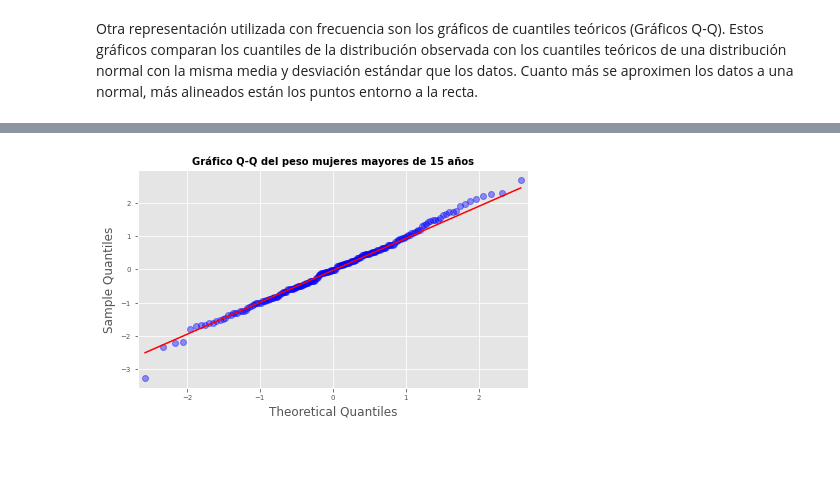
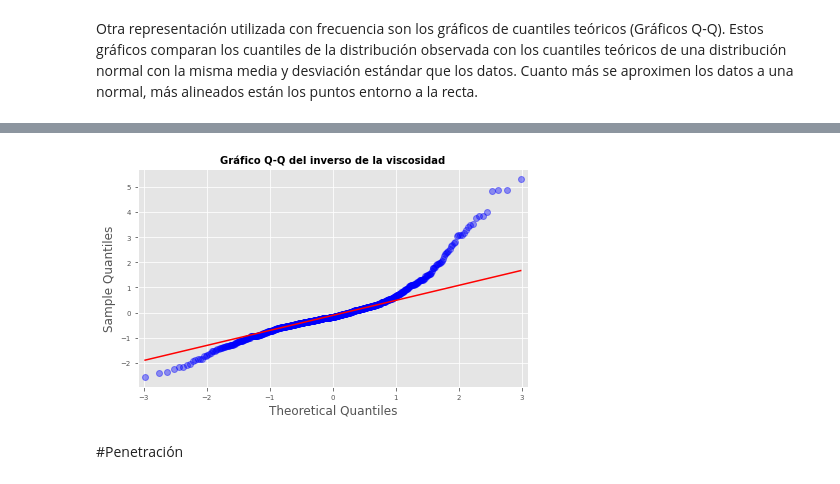
Before and after one commit to AJAV-TIP/DATA-ANALYSIS, a Jupyter notebook: Análisis_de_normalidad_(Pn_Vis).ipynb, the cells around one changed output, grey strips where cells are left out. Cells and saved outputs as stored; diff of their text form; code cells hidden in the pictures; blank space fills up the shorter version.

```diff
--- a/Análisis_de_normalidad_(Pn_Vis).ipynb
+++ b/Análisis_de_normalidad_(Pn_Vis).ipynb
@@ -46,11 +50,3 @@ None
 | 1 | 2892 | 60 |
 | 2 | 2964 | 59 |
 | 3 | 2975 | 61 |
-# %%
-# Datos
-# ==============================================================================
-url = ('https://raw.githubusercontent.com/JoaquinAmatRodrigo/' +
-       'Estadistica-machine-learning-python/master/data/Howell1.csv')
-datos = pd.read_csv(url)
-print(datos.info())
-datos.head(4)
@@ -75,4 +52,0 @@ None
-# %%
-#De todos los datos disponibles se seleccionan únicamente mujeres mayores de 15 años
-datos = datos[(datos.age > 15) & (datos.male ==0)]
-peso = datos['weight']
@@ -79,3 +55,5 @@ peso = datos['weight']
+# %%
+vis = datos['Viscosity']
 # %%
 # Histograma + curva normal teórica
 # ==============================================================================
@@ -102,0 +100,2 @@ Otra representación utilizada con frecuencia son los gráficos de cuantiles te
+# %%
+inv_vis=1/vis
@@ -103,17 +124,19 @@ Otra representación utilizada con frecuencia son los gráficos de cuantiles te
 # %%
 # Gráfico Q-Q
 # ==============================================================================
 fig, ax = plt.subplots(figsize=(7,4))
 sm.qqplot(
-    peso,
+    inv_vis,
     fit   = True,
     line  = 'q',
     alpha = 0.4,
     lw    = 2,
     ax    = ax
 )
-ax.set_title('Gráfico Q-Q del peso mujeres mayores de 15 años', fontsize = 10,
+ax.set_title('Gráfico Q-Q del inverso de la viscosidad', fontsize = 10,
              fontweight = "bold")
 ax.tick_params(labelsize = 7)
 # %% [output]
-[figure, old version]
+[figure, new version]
+# %% [markdown]
+#Penetración
```
Also changed, not shown: parts of 30 cells of this notebook.
